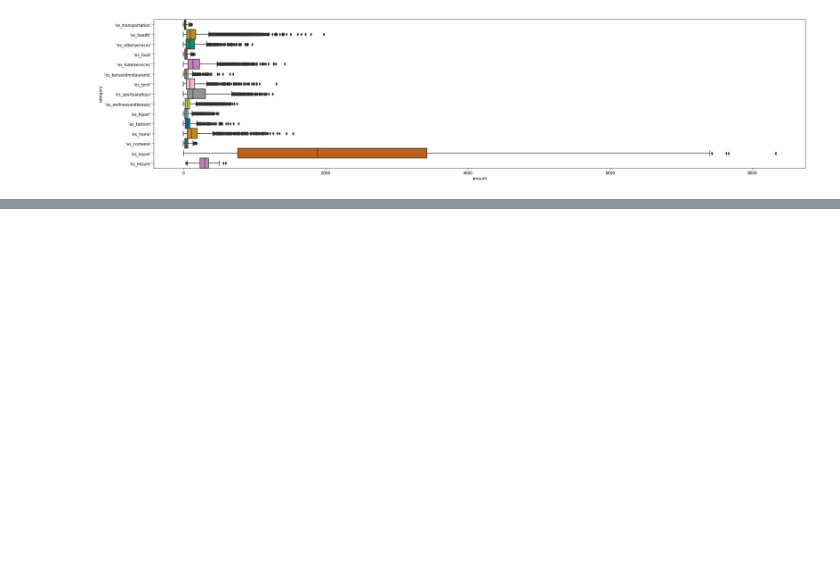
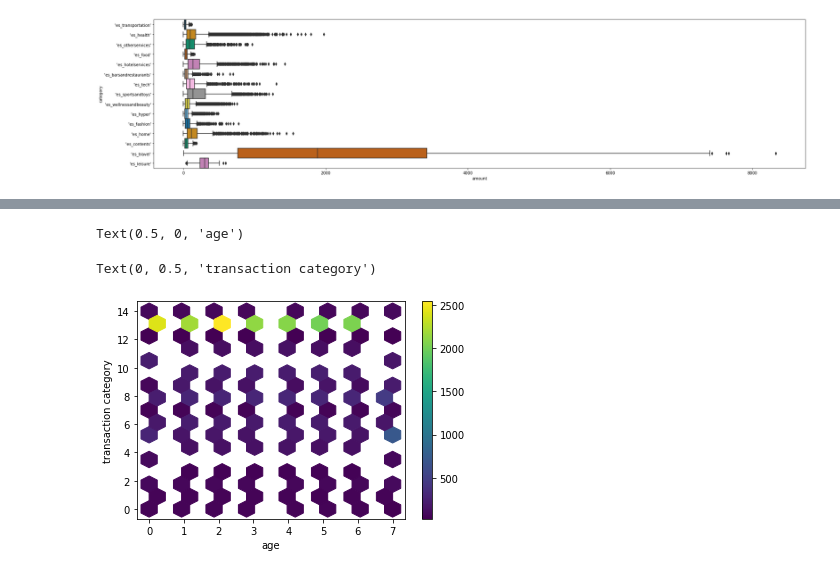
Before and after one commit to IanMMuldoon/FinFraud, a Jupyter notebook: fin.ipynb, the cells around one changed output, grey strips where cells are left out. Saved outputs shown, nothing was run; the diff lists cells and outputs as text; code cells hidden in the pictures; blank space fills up the shorter version.

```diff
--- a/fin.ipynb
+++ b/fin.ipynb
@@ -267,3 +259,16 @@ ax = df.plot.hexbin(x= 'age_code',
+# %%
+ax = df.plot.hexbin(x= 'age_code',
+                    y= 'category_code',
+                    C = 'amount',
+                    gridsize = 15,
+                    cmap = "viridis",
+                    sharex=False)
+plt.xlabel('age')
+plt.ylabel('transaction category')
+# %% [output]
+Text(0.5, 0, 'age')
+Text(0, 0.5, 'transaction category')
+[figure, added]
 # %%
 import matplotlib.pyplot as plt
 import seaborn as sns
```
Also changed, not shown: parts of 12 cells of this notebook, 1 other file.
